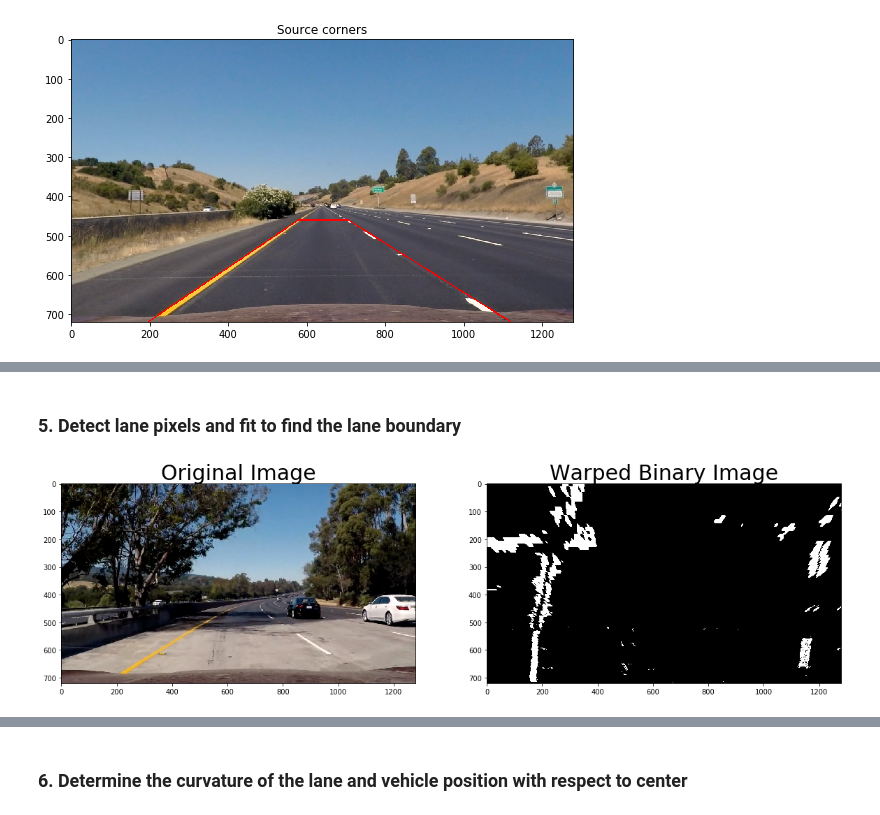
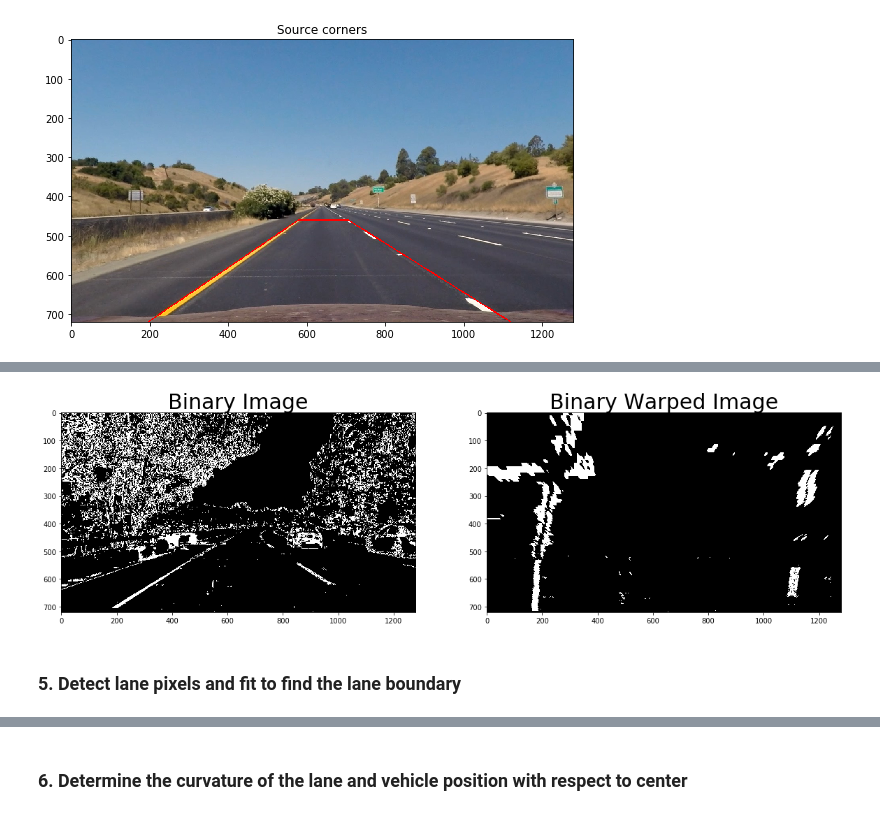
Before and after one commit to ek8203/CarND-Advanced-Lane-Lines, a Jupyter notebook: advanced_lane_finding.ipynb, the cells around one changed output, grey strips where cells are left out. Drawn from its saved outputs; the diff is of its cells as text; code cells hidden in the pictures.

```diff
--- a/advanced_lane_finding.ipynb
+++ b/advanced_lane_finding.ipynb
@@ -398,0 +496,26 @@ By some reason the mark lines look different than in the examples but it is fine
+# %%
+# Read a test image
+image = cv2.imread('test_images/test5.jpg')
+image = cv2.cvtColor(image, cv2.COLOR_BGR2RGB)
+
+# Remove distortion
+#undist = undistort(image, "camera_cal/dist_pickle.p")
+undist = cv2.undistort(image, line.mtx, line.dist, None, line.mtx)
+binary = combined_binary(undist)
+img_size = (binary.shape[1], binary.shape[0])
+width, height = img_size
+
+# Warp to top-down view
+binary_warped = cv2.warpPerspective(binary, line.M, (width, height), flags=cv2.INTER_LINEAR)
+
+# Visualize perspective transform
+figure, (ax1, ax2) = plt.subplots(1, 2, figsize=(20,10))
+ax1.imshow(binary, cmap='gray')
+ax1.set_title('Binary Image', fontsize=30)
+ax2.imshow(binary_warped, cmap='gray')
+ax2.set_title('Binary Warped Image', fontsize=30)
+plt.show()
+figure.savefig('output_images/binary_warped.jpg')   # save the figure to file
+plt.close(figure)    # close the figure
+# %% [output]
+[figure, added]
@@ -414,16 +566,14 @@ def warp_binary(image):
 
     return output
 
-image = cv2.imread('test_images/test5.jpg')
-image = cv2.cvtColor(image, cv2.COLOR_BGR2RGB)
+#image = cv2.imread('test_images/test5.jpg')
+#image = cv2.cvtColor(image, cv2.COLOR_BGR2RGB)
 
-warp_bin_image = warp_binary(image)
+#warp_bin_image = warp_binary(image)
 
 # Visualize perspective transform
-figure = plt_two(image, warp_bin_image, 'Original Image', 'Warped Binary Image', cmap='gray')
-figure.savefig('output_images/test_warped_binary.jpg')   # save the figure to file
-plt.close(figure)    # close the figure
+#figure = plt_two(image, warp_bin_image, 'Original Image', 'Warped Binary Image', cmap='gray')
+#figure.savefig('output_images/test_warped_binary.jpg')   # save the figure to file
+#plt.close(figure)    # close the figure
 
-plt.imsave('output_images/warped_binary.jpg', warp_bin_image, cmap='gray')
+#plt.imsave('output_images/warped_binary.jpg', warp_bin_image, cmap='gray')
-# %% [output]
-[figure, removed]
```
Also changed, not shown: parts of 24 cells of this notebook.
